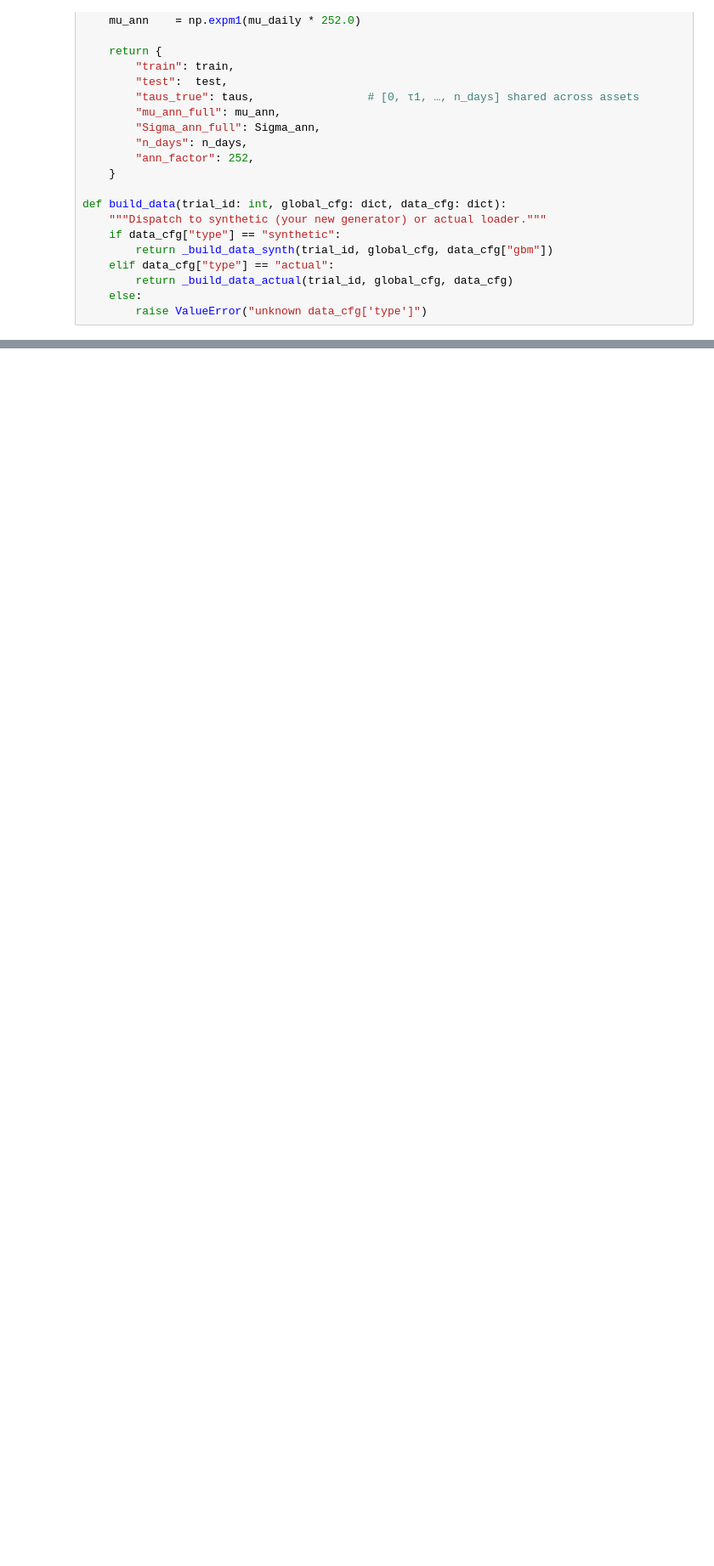
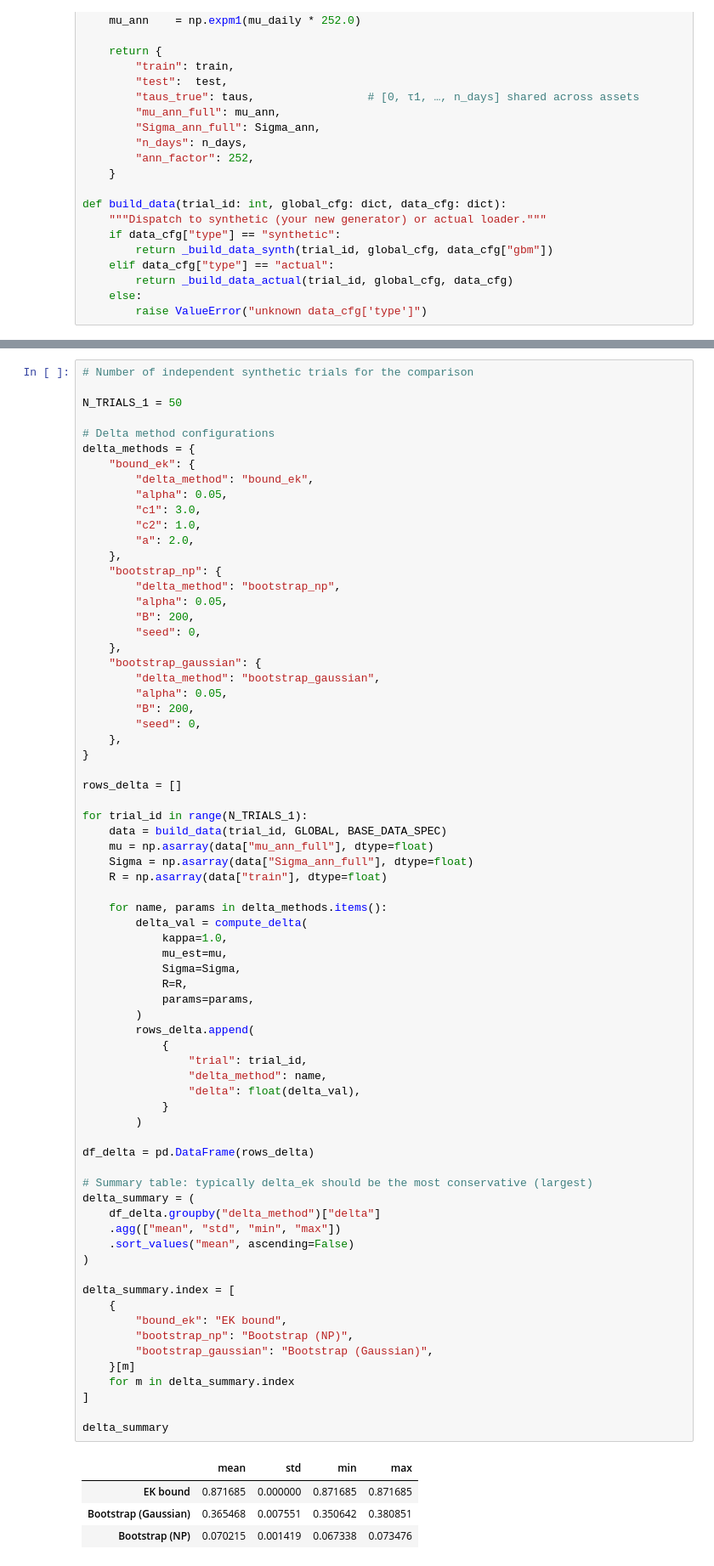
Before and after one commit to chrismader1/SLDS, a Jupyter notebook: DRO_synth.ipynb, the cells around one changed output, grey strips where cells are left out. Shown at 85% size. Cells and saved outputs as stored; diff of their text form; blank space fills up the shorter version.

```diff
--- a/DRO_synth.ipynb
+++ b/DRO_synth.ipynb
@@ -1086,0 +229,76 @@ Starting sigma_diff sweep (mu_diff fixed)...
+# %%
+# Number of independent synthetic trials for the comparison
+
+N_TRIALS_1 = 50
+
+# Delta method configurations
+delta_methods = {
+    "bound_ek": {
+        "delta_method": "bound_ek",
+        "alpha": 0.05,
+        "c1": 3.0,
+        "c2": 1.0,
+        "a": 2.0,
+    },
+    "bootstrap_np": {
+        "delta_method": "bootstrap_np",
+        "alpha": 0.05,
+        "B": 200,
+        "seed": 0,
+    },
+    "bootstrap_gaussian": {
+        "delta_method": "bootstrap_gaussian",
+        "alpha": 0.05,
+        "B": 200,
+        "seed": 0,
+    },
+}
+
+rows_delta = []
+
+for trial_id in range(N_TRIALS_1):
+    data = build_data(trial_id, GLOBAL, BASE_DATA_SPEC)
+    mu = np.asarray(data["mu_ann_full"], dtype=float)
+    Sigma = np.asarray(data["Sigma_ann_full"], dtype=float)
+    R = np.asarray(data["train"], dtype=float)
+
+    for name, params in delta_methods.items():
+        delta_val = compute_delta(
+            kappa=1.0,
+            mu_est=mu,
+            Sigma=Sigma,
+            R=R,
+            params=params,
+        )
+        rows_delta.append(
+            {
+                "trial": trial_id,
+                "delta_method": name,
+                "delta": float(delta_val),
+            }
+        )
+
+df_delta = pd.DataFrame(rows_delta)
+
+# Summary table: typically delta_ek should be the most conservative (largest)
+delta_summary = (
+    df_delta.groupby("delta_method")["delta"]
+    .agg(["mean", "std", "min", "max"])
+    .sort_values("mean", ascending=False)
+)
+
+delta_summary.index = [
+    {
+        "bound_ek": "EK bound",
+        "bootstrap_np": "Bootstrap (NP)",
+        "bootstrap_gaussian": "Bootstrap (Gaussian)",
+    }[m]
+    for m in delta_summary.index
+]
+
+delta_summary
+# %% [output]
+|  | mean | std | min | max |
+| EK bound | 0.871685 | 0.000000 | 0.871685 | 0.871685 |
+| Bootstrap (Gaussian) | 0.365468 | 0.007551 | 0.350642 | 0.380851 |
+| Bootstrap (NP) | 0.070215 | 0.001419 | 0.067338 | 0.073476 |
```
Also changed, not shown: parts of 19 cells of this notebook, 2 other files.
